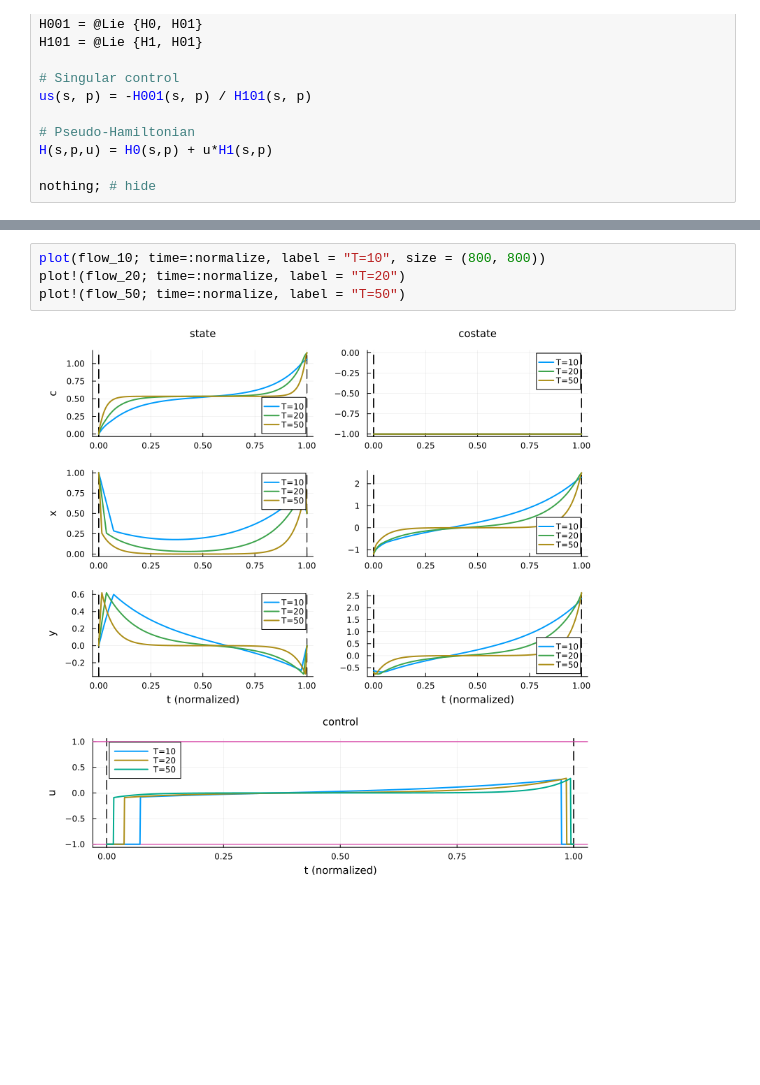
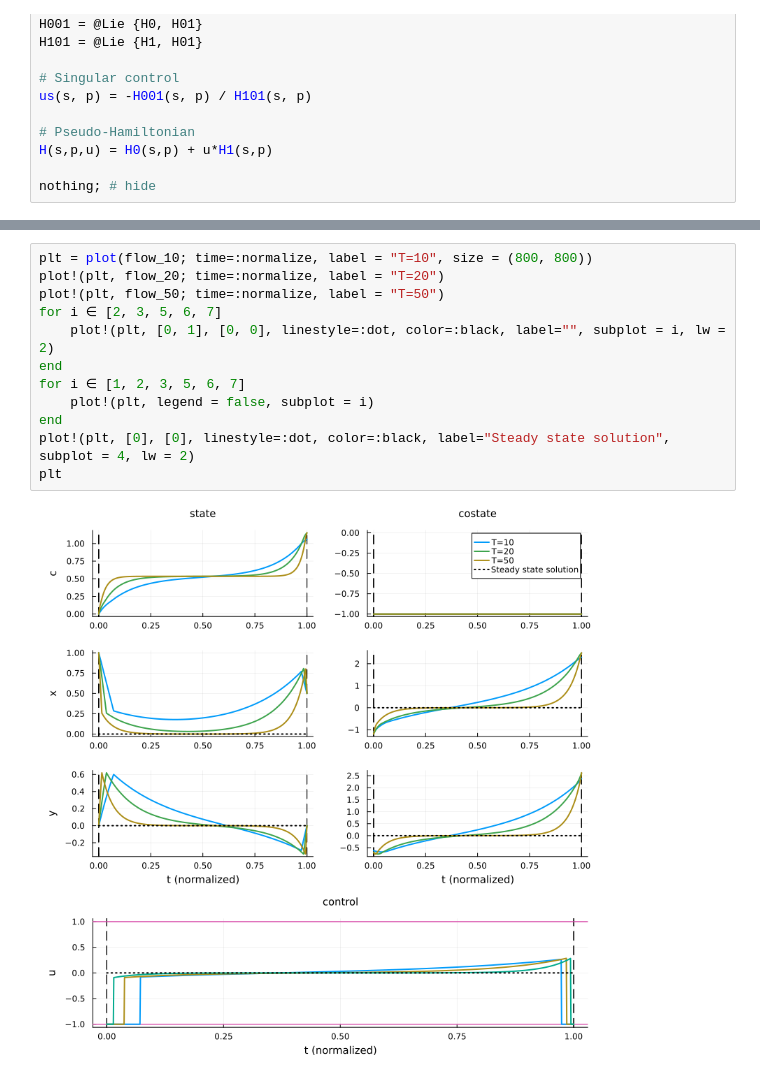
Before and after one commit to AnasXbouali/TurnpikeExample.jl, a Jupyter notebook: docs/ressources/indirect.ipynb, the cells around one changed output, grey strips where cells are left out. Cells and saved outputs as stored; diff of their text form; blank space fills up the shorter version.

```diff
--- a/docs/ressources/indirect.ipynb
+++ b/docs/ressources/indirect.ipynb
@@ -133,9 +133,17 @@ _, sol_50, flow_50 = sol(50)
  * Function Calls: 0
  * Jacobian Calls (df/dx): 0, CTModels.OCP.Solution{CTModels.OCP.UnifiedTimeGridModel{Vector{Float64}}, CTModels.OCP.TimesModel{CTModels.OCP.FixedTimeModel{Int64}, CTModels.OCP.FixedTimeModel{Int64}}, ...
 # %%
-plot(flow_10; time=:normalize, label = "T=10", size = (800, 800))
-plot!(flow_20; time=:normalize, label = "T=20")
-plot!(flow_50; time=:normalize, label = "T=50")
+plt = plot(flow_10; time=:normalize, label = "T=10", size = (800, 800))
+plot!(plt, flow_20; time=:normalize, label = "T=20")
+plot!(plt, flow_50; time=:normalize, label = "T=50")
+for i ∈ [2, 3, 5, 6, 7]
+    plot!(plt, [0, 1], [0, 0], linestyle=:dot, color=:black, label="", subplot = i, lw = 2)
+end
+for i ∈ [1, 2, 3, 5, 6, 7]
+    plot!(plt, legend = false, subplot = i)
+end
+plot!(plt, [0], [0], linestyle=:dot, color=:black, label="Steady state solution", subplot = 4, lw = 2)
+plt
 # %% [output]
-[figure, old version]
+[figure, new version]
 # %%
```
Also changed, not shown: parts of 3 cells of this notebook.
